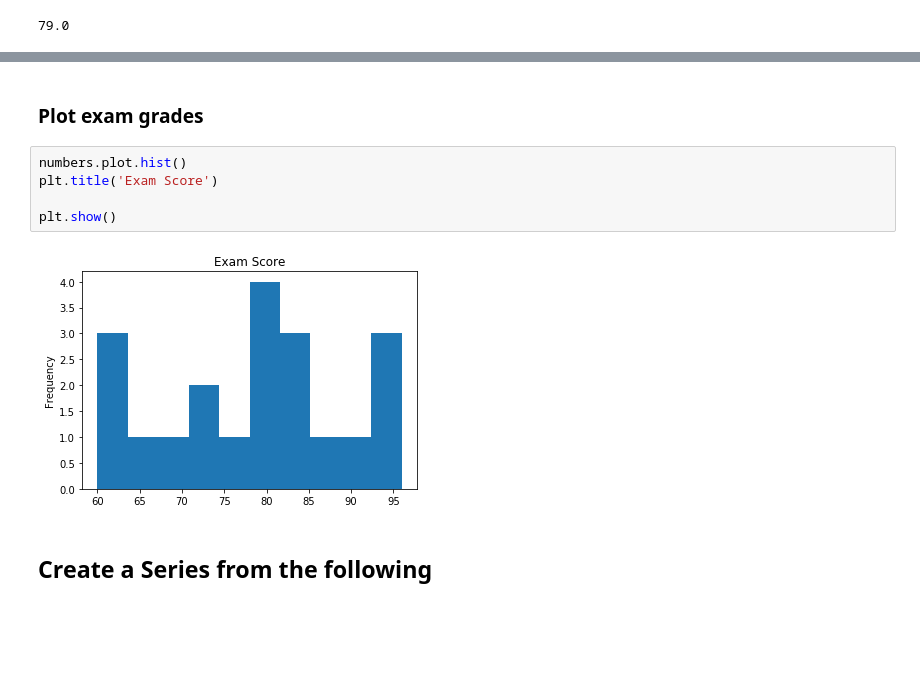
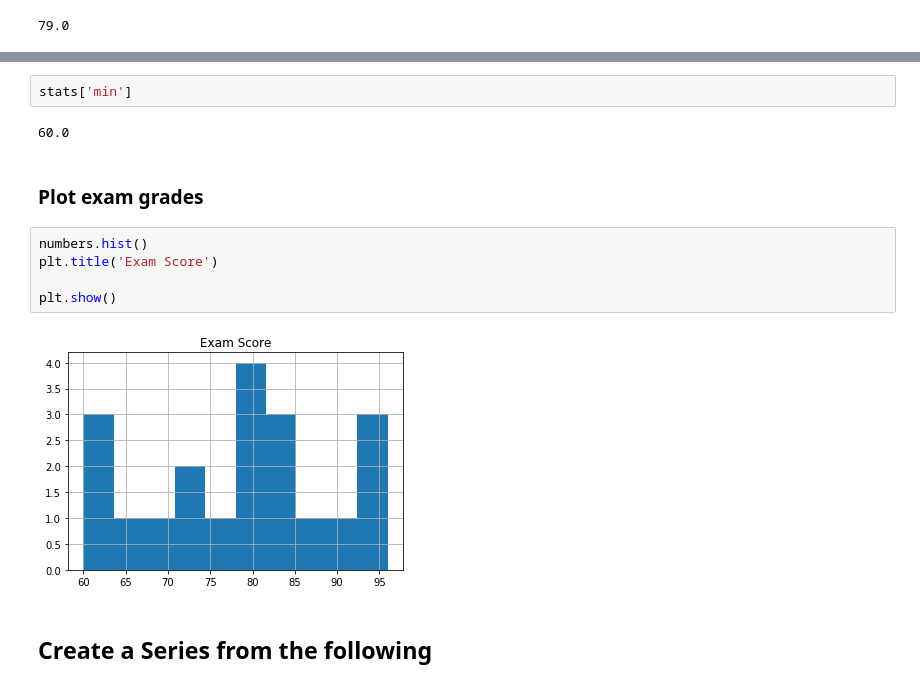
Before and after one commit to faithkane3/codeup_review, a Jupyter notebook: series.ipynb, the cells around one changed output, grey strips where cells are left out. Drawn from its saved outputs; the diff is of its cells as text; blank space fills up the shorter version.

```diff
--- a/series.ipynb
+++ b/series.ipynb
@@ -691,12 +806,16 @@ numbers.median()
+# %%
+stats['min']
+# %% [output]
+60.0
 # %% [markdown]
 ### Plot exam grades
 # %%
-numbers.plot.hist()
+numbers.hist()
 plt.title('Exam Score')
 
 plt.show()
 # %% [output]
-[figure, old version]
+[figure, new version]
 # %% [markdown]
 ## Create a Series from the following
 # %%
```
Also changed, not shown: parts of 21 cells of this notebook, 2 other files.
